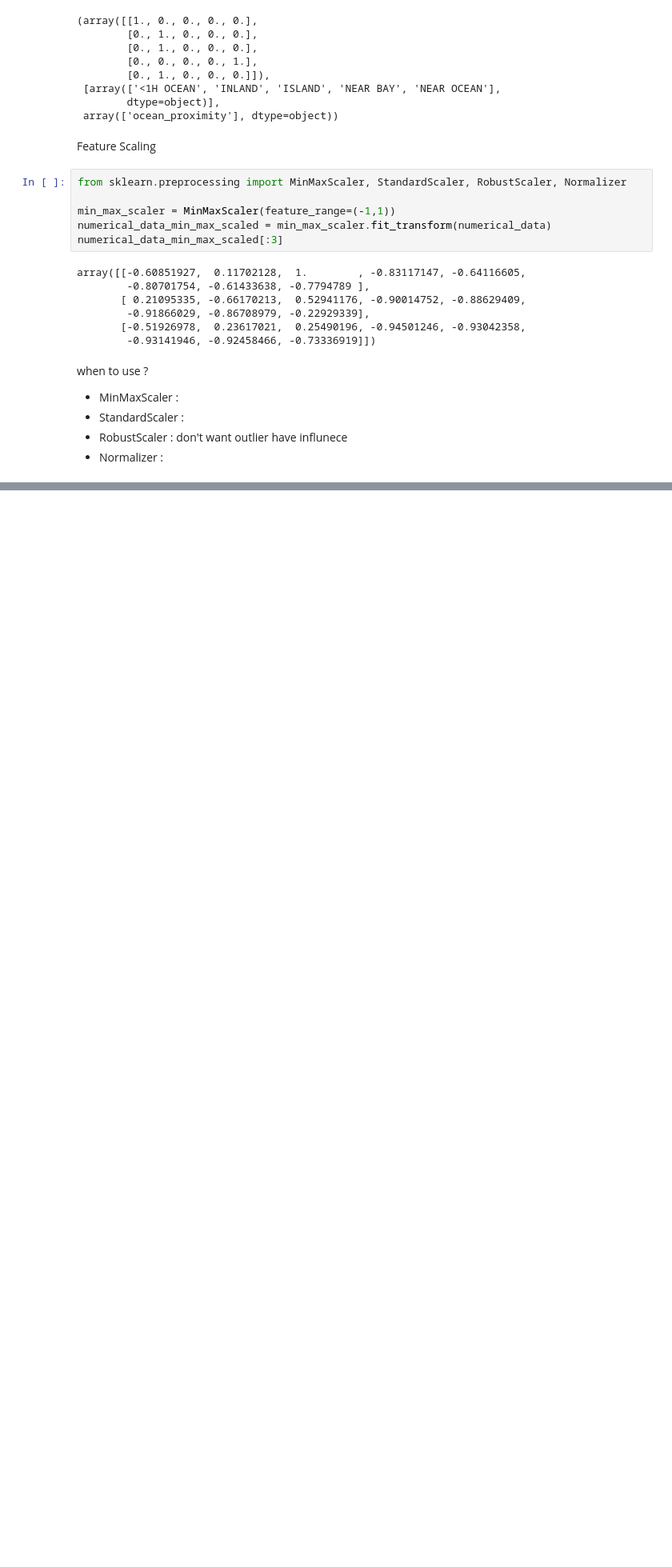
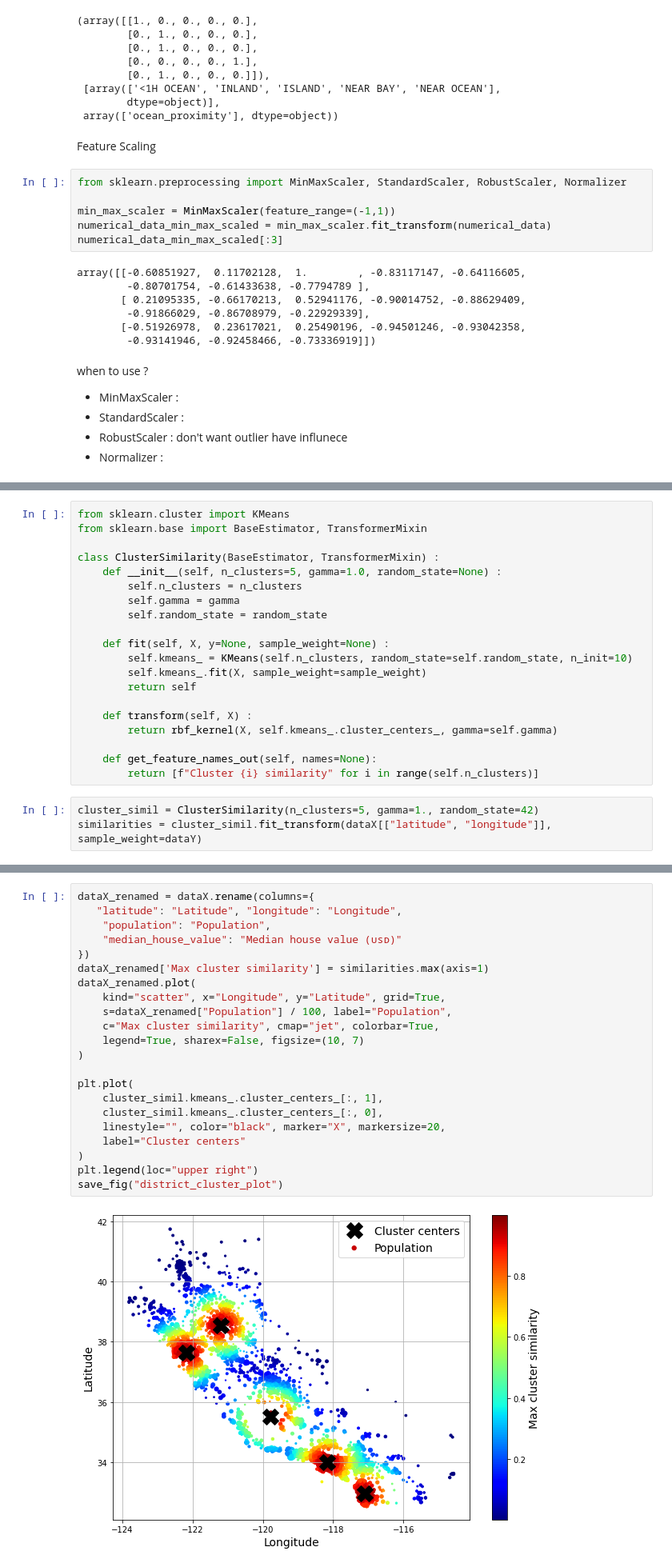
Before and after one commit to NickyAlan/Machine-Learning-in-2023, a Jupyter notebook: 2_name.ipynb, the cells around one changed output, grey strips where cells are left out. Shown: that part at 80% size. Cells and saved outputs as stored; diff of their text form; blank space fills up the shorter version.

Commit message:
kmeans

```diff
--- a/2_name.ipynb
+++ b/2_name.ipynb
@@ -384,0 +462,23 @@ when to use ?
+# %%
+from sklearn.cluster import KMeans
+from sklearn.base import BaseEstimator, TransformerMixin
+
+class ClusterSimilarity(BaseEstimator, TransformerMixin) :
+    def __init__(self, n_clusters=5, gamma=1.0, random_state=None) :
+        self.n_clusters = n_clusters
+        self.gamma = gamma
+        self.random_state = random_state
+
+    def fit(self, X, y=None, sample_weight=None) :
+        self.kmeans_ = KMeans(self.n_clusters, random_state=self.random_state, n_init=10)
+        self.kmeans_.fit(X, sample_weight=sample_weight)
+        return self
+
+    def transform(self, X) :
+        return rbf_kernel(X, self.kmeans_.cluster_centers_, gamma=self.gamma)
+
+    def get_feature_names_out(self, names=None):
+        return [f"Cluster {i} similarity" for i in range(self.n_clusters)]
+# %%
+cluster_simil = ClusterSimilarity(n_clusters=5, gamma=1., random_state=42)
+similarities = cluster_simil.fit_transform(dataX[["latitude", "longitude"]], sample_weight=dataY)
@@ -384,0 +491,24 @@ when to use ?
+# %%
+dataX_renamed = dataX.rename(columns={
+   "latitude": "Latitude", "longitude": "Longitude",
+    "population": "Population",
+    "median_house_value": "Median house value (ᴜsᴅ)"
+})
+dataX_renamed['Max cluster similarity'] = similarities.max(axis=1)
+dataX_renamed.plot(
+    kind="scatter", x="Longitude", y="Latitude", grid=True,
+    s=dataX_renamed["Population"] / 100, label="Population",
+    c="Max cluster similarity", cmap="jet", colorbar=True,
+    legend=True, sharex=False, figsize=(10, 7)
+)
+
+plt.plot(
+    cluster_simil.kmeans_.cluster_centers_[:, 1],
+    cluster_simil.kmeans_.cluster_centers_[:, 0],
+    linestyle="", color="black", marker="X", markersize=20,
+    label="Cluster centers"
+)
+plt.legend(loc="upper right")
+save_fig("district_cluster_plot")
+# %% [output]
+[figure, added]
```
Also changed, not shown: parts of 8 cells of this notebook, 2 other files.
